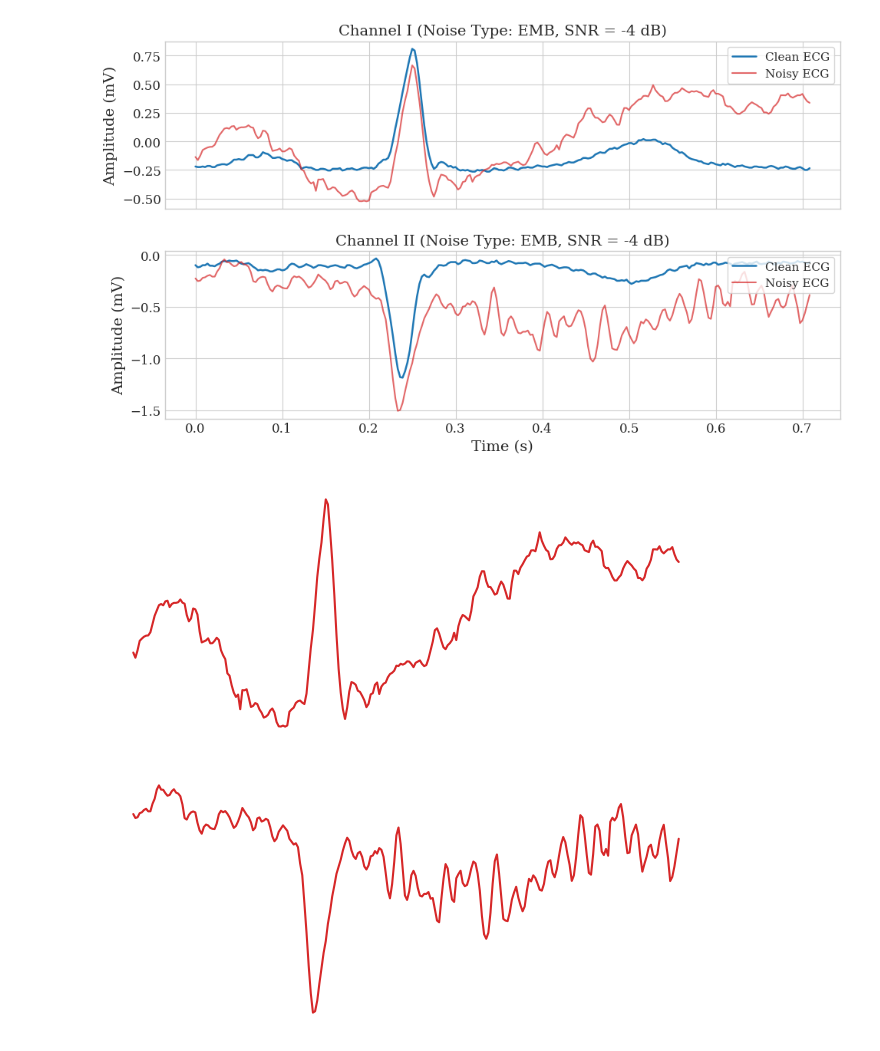
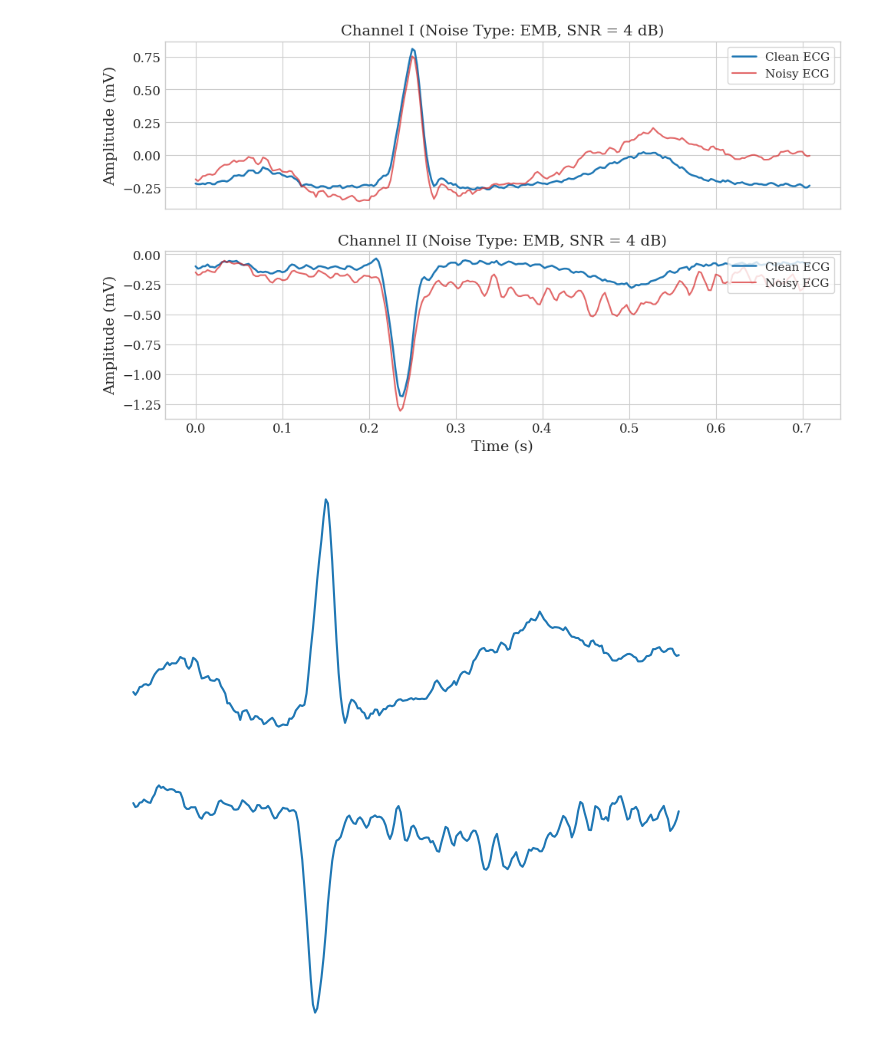
Before and after one commit to mallocobject/DANCE, a Jupyter notebook: main.ipynb, the cells around one changed output. Cells and saved outputs as stored; diff of their text form; code cells hidden in the pictures.

```diff
--- a/main.ipynb
+++ b/main.ipynb
@@ -19,7 +19,7 @@ model_dict = {
 }
 # %%
 noise_type = "emb"
-snr_db = -4
+snr_db = 4
 
 dataset = ECGDataset(
     split="test",
@@ -31,6 +31,7 @@ dataset = ECGDataset(
 # idx = np.random.randint(0, len(dataset) - 1)
 # print(idx)
 idx = 860
+# idx = 513
 noisy, clean = dataset[idx]
 
 mean, std = dataset.get_stats()
@@ -38,9 +39,7 @@ mean = mean.squeeze(0).permute(1, 0)
 std = std.squeeze(0).permute(1, 0)
 ori_noisy = noisy * std + mean
 
-# --------------------------
-# 绘图配置
-# --------------------------
+
 plt.style.use("seaborn-v0_8-whitegrid")
 plt.rcParams.update({
     "font.family": "serif",
@@ -56,14 +55,14 @@ fig, axes = plt.subplots(2, 1, figsize=(10, 6), sharex=True)
 
 time = np.arange(clean.shape[-1]) / 360
 
-# 通道 1
+
 axes[0].plot(time, clean[0].numpy(), color="#1f77b4", label="Clean ECG", linewidth=1.8)
 axes[0].plot(time, ori_noisy[0].numpy(), color="#d62728", label="Noisy ECG", alpha=0.7)
 axes[0].set_ylabel("Amplitude (mV)")
 axes[0].set_title(f"Channel I (Noise Type: {noise_type.upper()}, SNR = {snr_db} dB)")
 axes[0].legend(loc="upper right", frameon=True)
 
-# 通道 2
+
 axes[1].plot(time, clean[1].numpy(), color="#1f77b4", label="Clean ECG", linewidth=1.8)
 axes[1].plot(time, ori_noisy[1].numpy(), color="#d62728", label="Noisy ECG", alpha=0.7)
 axes[1].set_xlabel("Time (s)")
@@ -74,39 +73,39 @@ axes[1].legend(loc="upper right", frameon=True)
 plt.tight_layout(pad=1.2)
 plt.subplots_adjust(hspace=0.25)
 
-# 可选：保存论文图
-plt.savefig("ecg_noisy_vs_clean.png", dpi=400, bbox_inches="tight")
+
+plt.savefig("ecg_noisy_vs_clean.png", dpi=600, bbox_inches="tight")
 plt.show()
 # %% [output]
-[figure, old version]
+[figure, new version]
 # %%
-# 简洁学术风格 - 完全纯净
 plt.rcParams.update({
     "font.family": "serif",
     "font.size": 11,
     "axes.labelsize": 12,
     "axes.titlesize": 12,
     "lines.linewidth": 1.5,
 })
 
-# 通道1
+
 plt.figure(figsize=(6, 2.5))
-plt.plot(time, noisy[0].numpy(), color="#d62728", linewidth=1.5)
-# 完全去除所有边框、刻度和标签
+plt.plot(time, noisy[0].numpy(), color="#1f77b4", linewidth=1.5)
+
 plt.axis('off')
 plt.tight_layout(pad=0)
 plt.savefig("noisy_ch1_simple.svg", dpi=400, bbox_inches='tight', pad_inches=0, transparent=True)
 plt.show()
 
-# 通道2
+
 plt.figure(figsize=(6, 2.5))
-plt.plot(time, noisy[1].numpy(), color="#d62728", linewidth=1.5)
-# 完全去除所有边框、刻度和标签
+# d62728
+plt.plot(time, noisy[1].numpy(), color="#1f77b4", linewidth=1.5)
+
 plt.axis('off')
 plt.tight_layout(pad=0)
 plt.savefig("noisy_ch2_simple.svg", dpi=400, bbox_inches='tight', pad_inches=0, transparent=True)
 plt.show()
 # %% [output]
-[figure, old version]
+[figure, new version]
-[figure, old version]
+[figure, new version]
 # %%
```
Also changed, not shown: parts of 2 cells of this notebook, 35 other files.
